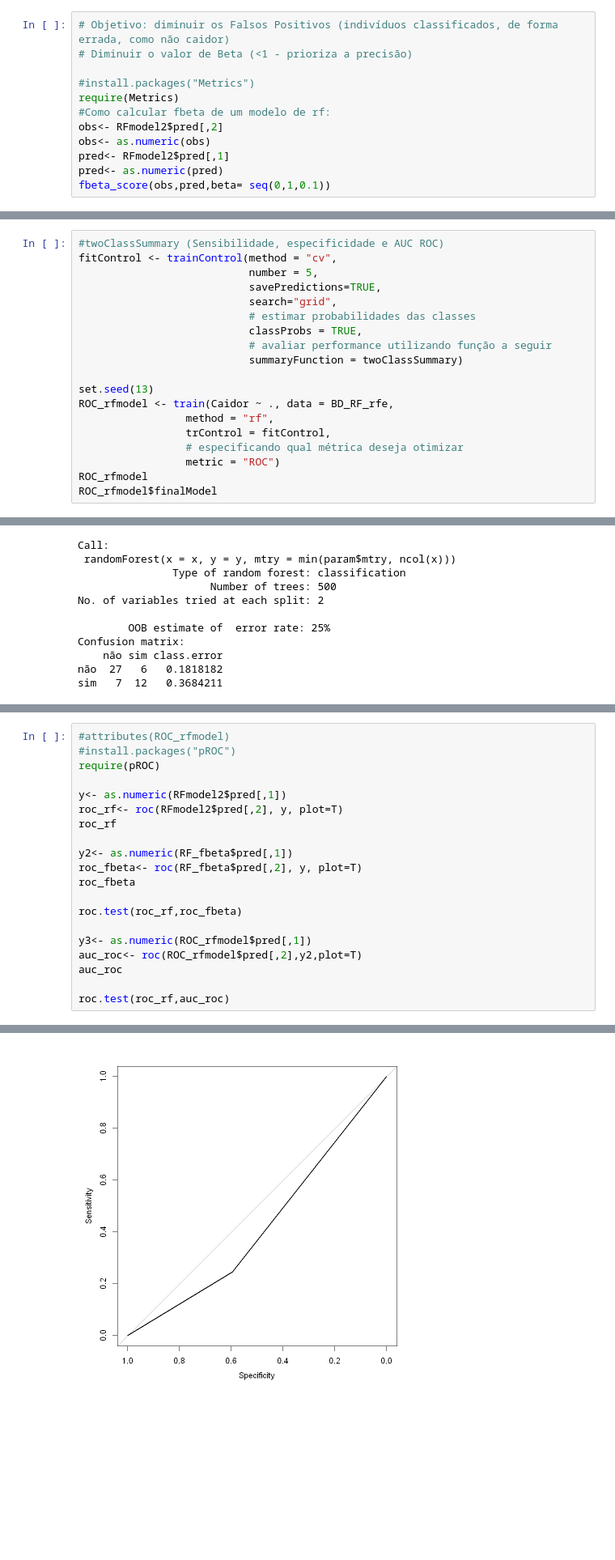
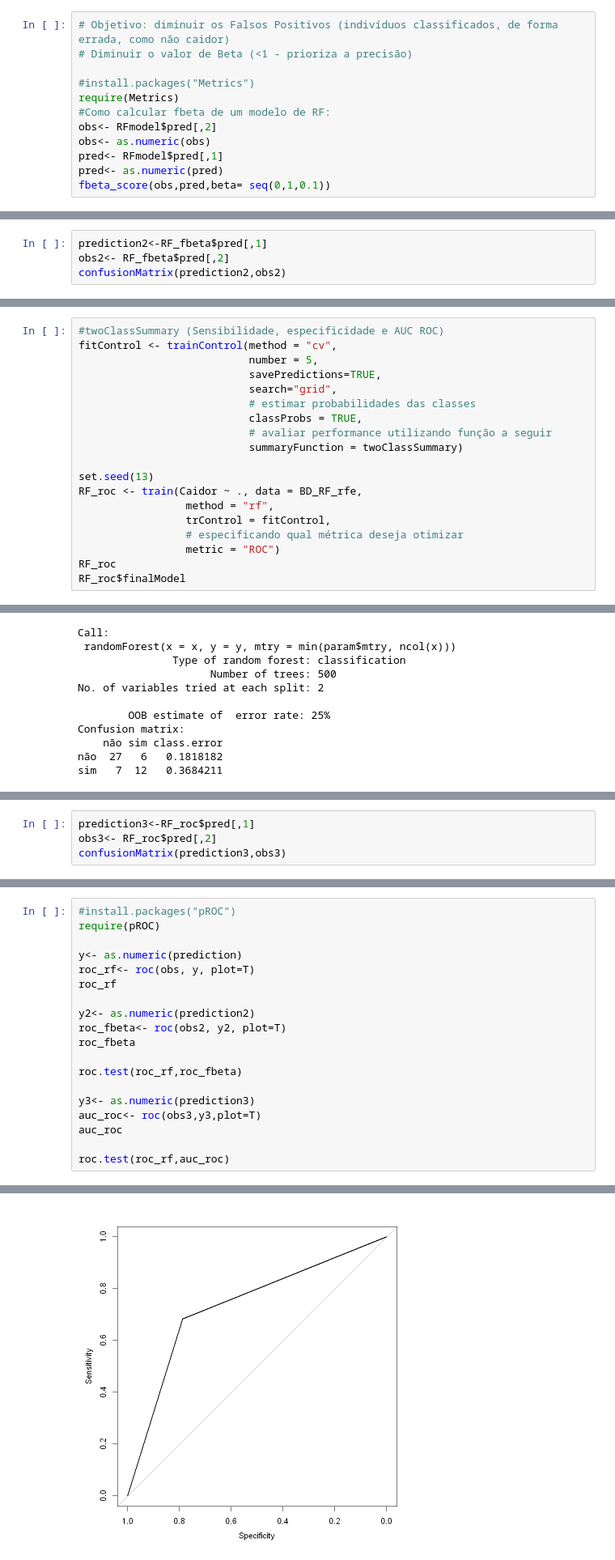
Before and after one commit to RenanBaltar/Analises_Heitor, a Jupyter notebook: Analise_Heitor_tese.ipynb, the cells around one changed output, grey strips where cells are left out. Shown: that part at 81% size. Saved outputs shown, nothing was run; the diff lists cells and outputs as text; blank space fills up the shorter version.

```diff
--- a/Analise_Heitor_tese.ipynb
+++ b/Analise_Heitor_tese.ipynb
@@ -903,10 +915,10 @@ medicaçao_tipo_cardiovascularBeta                     0.000
 
 #install.packages("Metrics")
 require(Metrics)
-#Como calcular fbeta de um modelo de rf:
-obs<- RFmodel2$pred[,2]
+#Como calcular fbeta de um modelo de RF:
+obs<- RFmodel$pred[,2]
 obs<- as.numeric(obs)
-pred<- RFmodel2$pred[,1]
+pred<- RFmodel$pred[,1]
 pred<- as.numeric(pred)
 fbeta_score(obs,pred,beta= seq(0,1,0.1))
 # %% [output]
@@ -1003,3 +988,7 @@ Diuretico_classifsim                                  26.57
 medicaçao_tipo_cardiovascularBeta + Anti_Coag         16.62
 medicaçao_tipo_cardiovascularBeta                      0.00
 [figure]
+# %%
+prediction2<-RF_fbeta$pred[,1]
+obs2<- RF_fbeta$pred[,2]
+confusionMatrix(prediction2,obs2)
@@ -1017,13 +1024,13 @@ fitControl <- trainControl(method = "cv",
                            summaryFunction = twoClassSummary)
 
 set.seed(13)
-ROC_rfmodel <- train(Caidor ~ ., data = BD_RF_rfe,
+RF_roc <- train(Caidor ~ ., data = BD_RF_rfe,
                  method = "rf",
                  trControl = fitControl,
                  # especificando qual métrica deseja otimizar
                  metric = "ROC")
-ROC_rfmodel
-ROC_rfmodel$finalModel
+RF_roc
+RF_roc$finalModel
 # %% [output]
 Random Forest
 
@@ -1071,3 +1078,7 @@ Diuretico_classifsim                                  27.65
 medicaçao_tipo_cardiovascularBeta + Anti_Coag         13.40
 medicaçao_tipo_cardiovascularBeta                      0.00
 [figure]
+# %%
+prediction3<-RF_roc$pred[,1]
+obs3<- RF_roc$pred[,2]
+confusionMatrix(prediction3,obs3)
@@ -1074,20 +1105,19 @@ medicaçao_tipo_cardiovascularBeta                      0.00
 # %%
-#attributes(ROC_rfmodel)
 #install.packages("pROC")
 require(pROC)
 
-y<- as.numeric(RFmodel2$pred[,1])
-roc_rf<- roc(RFmodel2$pred[,2], y, plot=T)
+y<- as.numeric(prediction)
+roc_rf<- roc(obs, y, plot=T)
 roc_rf
 
-y2<- as.numeric(RF_fbeta$pred[,1])
-roc_fbeta<- roc(RF_fbeta$pred[,2], y, plot=T)
+y2<- as.numeric(prediction2)
+roc_fbeta<- roc(obs2, y2, plot=T)
 roc_fbeta
 
 roc.test(roc_rf,roc_fbeta)
 
-y3<- as.numeric(ROC_rfmodel$pred[,1])
-auc_roc<- roc(ROC_rfmodel$pred[,2],y2,plot=T)
+y3<- as.numeric(prediction3)
+auc_roc<- roc(obs3,y3,plot=T)
 auc_roc
 
 roc.test(roc_rf,auc_roc)
@@ -1134,5 +1150,5 @@ AUC of roc1 AUC of roc2
 Setting levels: control = não, case = sim
 
 Setting direction: controls < cases
-[figure, old version]
+[figure, new version]
 Call:
```
Also changed, not shown: parts of 15 cells of this notebook.
